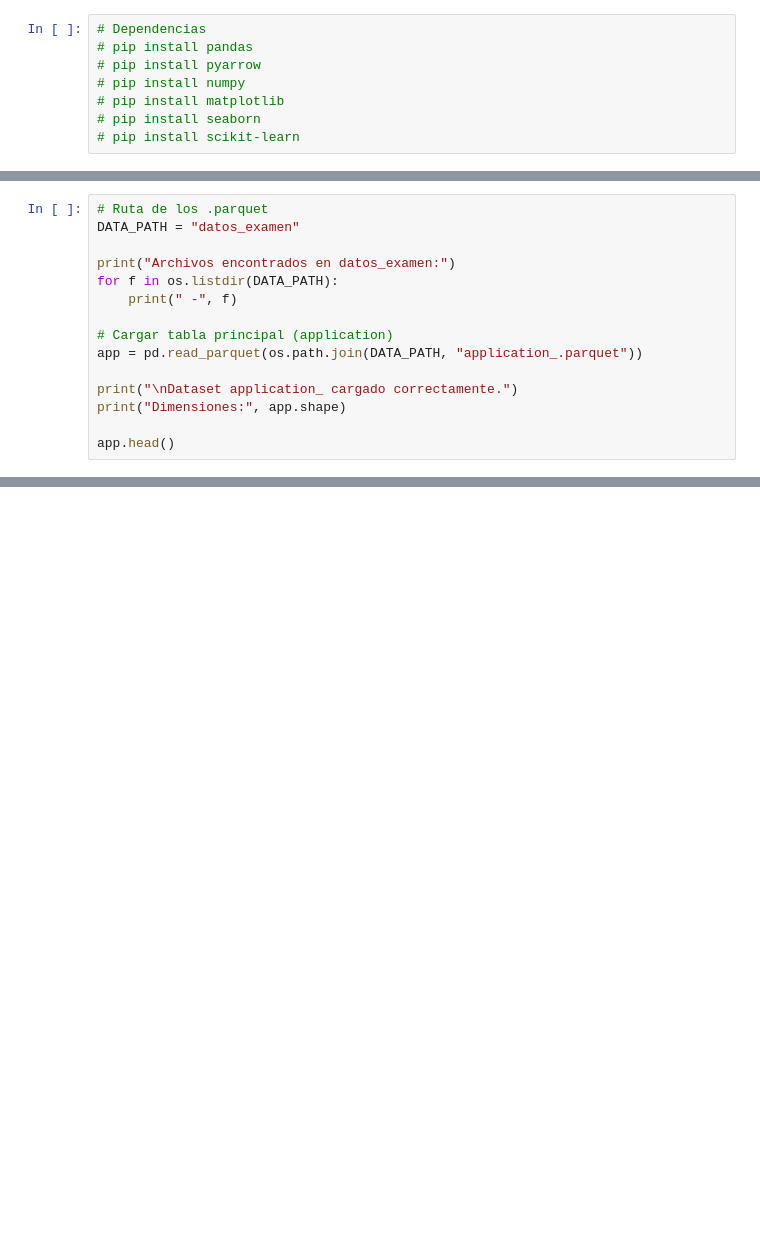
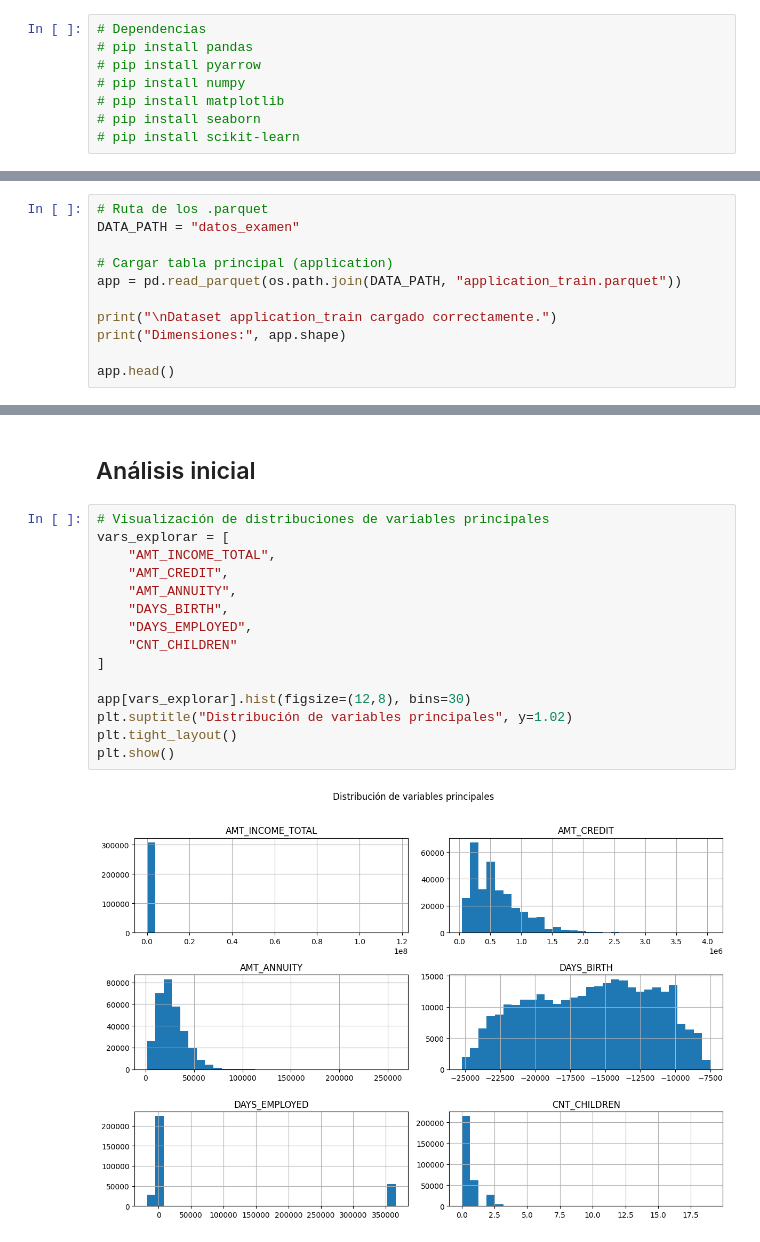
Before and after one commit to ezequielesq/Prueba-N3-Machine-Learning, a Jupyter notebook: Prueba_N°3.ipynb, the cells around one changed output, grey strips where cells are left out. Cells and saved outputs as stored; diff of their text form; blank space fills up the shorter version.

Commit message:
Comprensión de datos

```diff
--- a/Prueba_N°3.ipynb
+++ b/Prueba_N°3.ipynb
@@ -16,14 +20,10 @@ import pandas as pd
 # Ruta de los .parquet
 DATA_PATH = "datos_examen"
 
-print("Archivos encontrados en datos_examen:")
-for f in os.listdir(DATA_PATH):
-    print(" -", f)
+# Cargar tabla principal (application)
+app = pd.read_parquet(os.path.join(DATA_PATH, "application_train.parquet"))
 
-# Cargar tabla principal (application)
-app = pd.read_parquet(os.path.join(DATA_PATH, "application_.parquet"))
-
-print("\nDataset application_ cargado correctamente.")
+print("\nDataset application_train cargado correctamente.")
 print("Dimensiones:", app.shape)
 
 app.head()
@@ -100,0 +137,19 @@ Length: 122, dtype: object
+# %% [markdown]
+## Análisis inicial
+# %%
+# Visualización de distribuciones de variables principales
+vars_explorar = [
+    "AMT_INCOME_TOTAL",
+    "AMT_CREDIT",
+    "AMT_ANNUITY",
+    "DAYS_BIRTH",
+    "DAYS_EMPLOYED",
+    "CNT_CHILDREN"
+]
+
+app[vars_explorar].hist(figsize=(12,8), bins=30)
+plt.suptitle("Distribución de variables principales", y=1.02)
+plt.tight_layout()
+plt.show()
+# %% [output]
+[figure, added]
```
Also changed, not shown: parts of 28 cells of this notebook.
